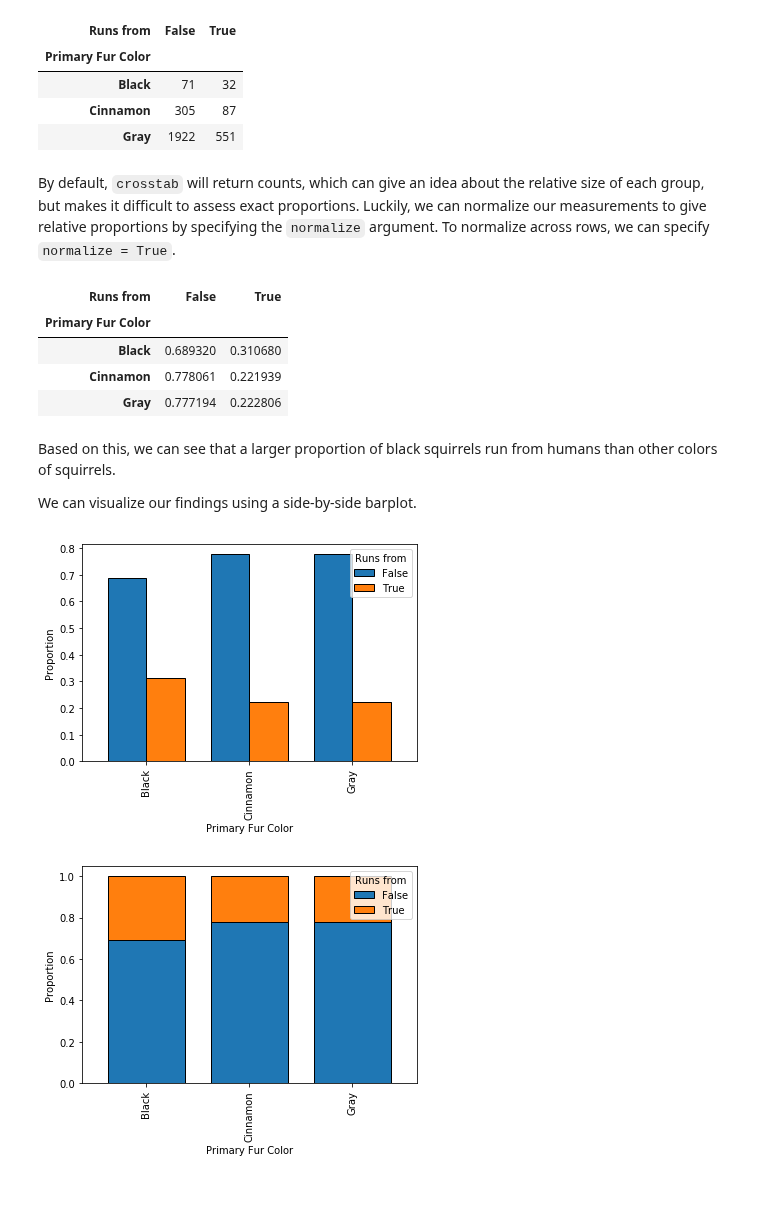
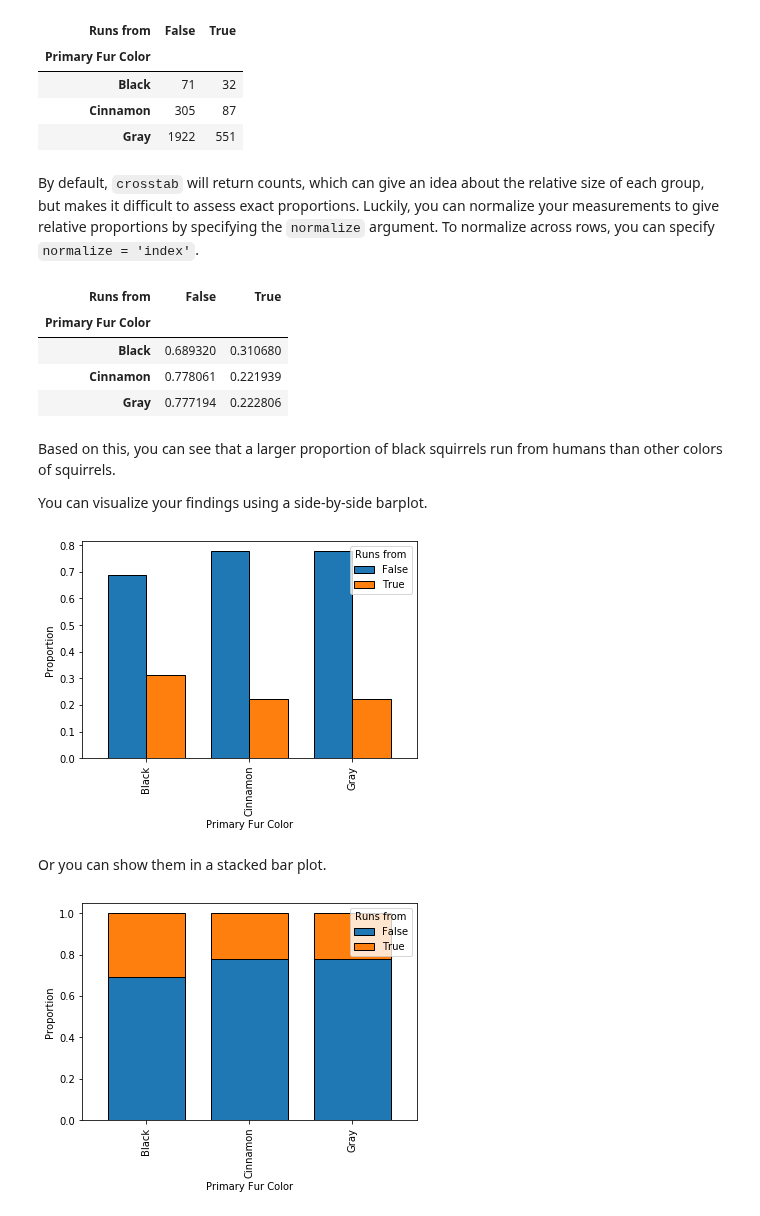
Before and after one commit to NSS-Data-Instructional-Stuff/stats-for-data-science, a Jupyter notebook: notebooks/02_Exploratory_Data_Analysis-Part_2_Two_Variable.ipynb, the cells around one changed output. Drawn from its saved outputs; the diff is of its cells as text; code cells hidden in the pictures; blank space fills up the shorter version.

```diff
--- a/notebooks/02_Exploratory_Data_Analysis-Part_2_Two_Variable.ipynb
+++ b/notebooks/02_Exploratory_Data_Analysis-Part_2_Two_Variable.ipynb
@@ -331,7 +374,7 @@ pd.crosstab(squirrels['Primary Fur Color'], squirrels['Runs from'])
 | Cinnamon | 305 | 87 |
 | Gray | 1922 | 551 |
 # %% [markdown]
-By default, `crosstab` will return counts, which can give an idea about the relative size of each group, but makes it difficult to assess exact proportions. Luckily, we can normalize our measurements to give relative proportions by specifying the `normalize` argument. To normalize across rows, we can specify `normalize = True`.
+By default, `crosstab` will return counts, which can give an idea about the relative size of each group, but makes it difficult to assess exact proportions. Luckily, you can normalize your measurements to give relative proportions by specifying the `normalize` argument. To normalize across rows, you can specify `normalize = 'index'`.
 # %%
 pd.crosstab(squirrels['Primary Fur Color'], squirrels['Runs from'], normalize='index')
 # %% [output]
@@ -341,21 +384,27 @@ pd.crosstab(squirrels['Primary Fur Color'], squirrels['Runs from'], normalize='i
 | Cinnamon | 0.778061 | 0.221939 |
 | Gray | 0.777194 | 0.222806 |
 # %% [markdown]
-Based on this, we can see that a larger proportion of black squirrels run from humans than other colors of squirrels.
+Based on this, you can see that a larger proportion of black squirrels run from humans than other colors of squirrels.
 
-We can visualize our findings using a side-by-side barplot.
+You can visualize your findings using a side-by-side barplot.
 # %%
-pd.crosstab(squirrels['Primary Fur Color'], squirrels['Runs from'], normalize='index').plot(kind = 'bar',
-                                                                                           edgecolor = 'black',
-                                                                                           width = 0.75)
+pd.crosstab(squirrels['Primary Fur Color'],
+            squirrels['Runs from'],
+            normalize='index').plot(kind = 'bar',
+                                    edgecolor = 'black',
+                                    width = 0.75)
 plt.ylabel('Proportion');
 # %% [output]
-[figure, old version]
+[figure, new version]
+# %% [markdown]
+Or you can show them in a stacked bar plot.
 # %%
-pd.crosstab(squirrels['Primary Fur Color'], squirrels['Runs from'], normalize='index').plot(kind = 'bar',
-                                                                                           edgecolor = 'black',
-                                                                                           width = 0.75,
-                                                                                           stacked = True)
+pd.crosstab(squirrels['Primary Fur Color'],
+            squirrels['Runs from'],
+            normalize='index').plot(kind = 'bar',
+                                    edgecolor = 'black',
+                                    width = 0.75,
+                                    stacked = True)
 plt.ylabel('Proportion');
 # %% [output]
-[figure, old version]
+[figure, new version]
```
Also changed, not shown: parts of 45 cells of this notebook, 1 other file.
